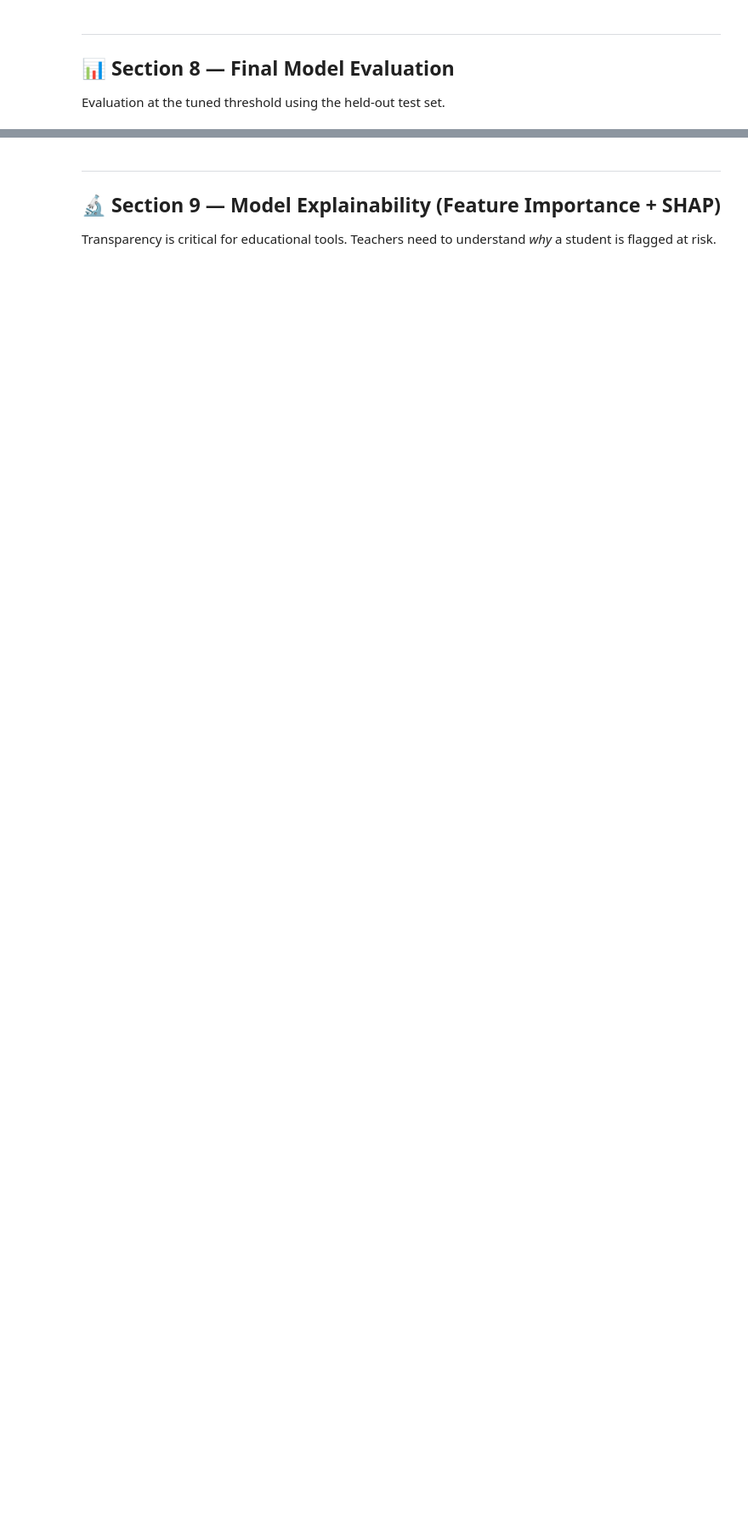
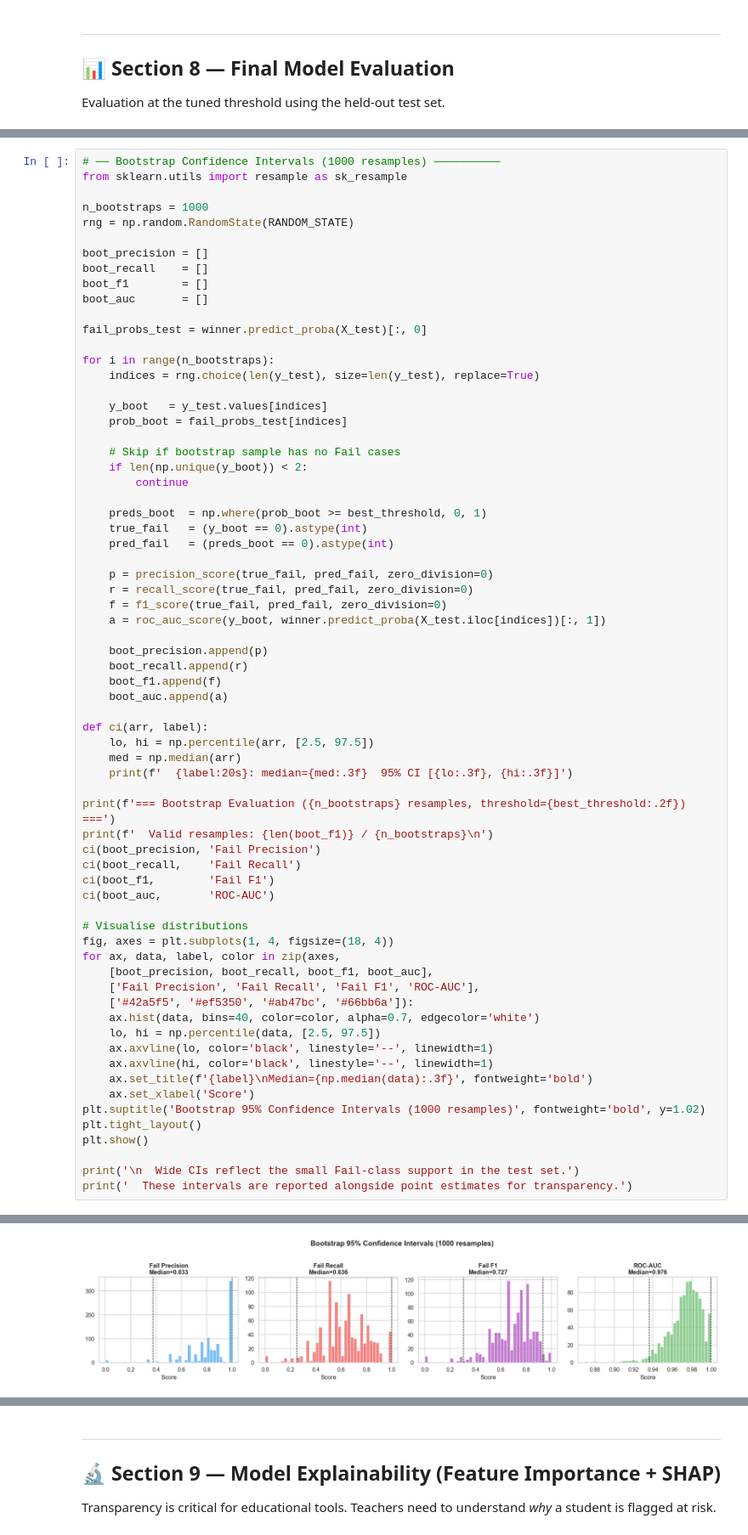
Before and after one commit to SifatMiah/Student_Performance_Prediction, a Jupyter notebook: Final_Project.ipynb, the cells around one changed output, grey strips where cells are left out. Shown at 85% size. Cells and saved outputs as stored; diff of their text form; blank space fills up the shorter version.

```diff
--- a/Final_Project.ipynb
+++ b/Final_Project.ipynb
@@ -913,0 +969,69 @@ Individual folds : [np.float64(1.0), np.float64(1.0), np.float64(0.9983), np.flo
+# %%
+# ── Bootstrap Confidence Intervals (1000 resamples) ──────────
+from sklearn.utils import resample as sk_resample
+
+n_bootstraps = 1000
+rng = np.random.RandomState(RANDOM_STATE)
+
+boot_precision = []
+boot_recall    = []
+boot_f1        = []
+boot_auc       = []
+
+fail_probs_test = winner.predict_proba(X_test)[:, 0]
+
+for i in range(n_bootstraps):
+    indices = rng.choice(len(y_test), size=len(y_test), replace=True)
+
+    y_boot   = y_test.values[indices]
+    prob_boot = fail_probs_test[indices]
+
+    # Skip if bootstrap sample has no Fail cases
+    if len(np.unique(y_boot)) < 2:
+        continue
+
+    preds_boot  = np.where(prob_boot >= best_threshold, 0, 1)
+    true_fail   = (y_boot == 0).astype(int)
+    pred_fail   = (preds_boot == 0).astype(int)
+
+    p = precision_score(true_fail, pred_fail, zero_division=0)
+    r = recall_score(true_fail, pred_fail, zero_division=0)
+    f = f1_score(true_fail, pred_fail, zero_division=0)
+    a = roc_auc_score(y_boot, winner.predict_proba(X_test.iloc[indices])[:, 1])
+
+    boot_precision.append(p)
+    boot_recall.append(r)
+    boot_f1.append(f)
+    boot_auc.append(a)
+
+def ci(arr, label):
+    lo, hi = np.percentile(arr, [2.5, 97.5])
+    med = np.median(arr)
+    print(f'  {label:20s}: median={med:.3f}  95% CI [{lo:.3f}, {hi:.3f}]')
+
+print(f'=== Bootstrap Evaluation ({n_bootstraps} resamples, threshold={best_threshold:.2f}) ===')
+print(f'  Valid resamples: {len(boot_f1)} / {n_bootstraps}\n')
+ci(boot_precision, 'Fail Precision')
+ci(boot_recall,    'Fail Recall')
+ci(boot_f1,        'Fail F1')
+ci(boot_auc,       'ROC-AUC')
+
+# Visualise distributions
+fig, axes = plt.subplots(1, 4, figsize=(18, 4))
+for ax, data, label, color in zip(axes,
+    [boot_precision, boot_recall, boot_f1, boot_auc],
+    ['Fail Precision', 'Fail Recall', 'Fail F1', 'ROC-AUC'],
+    ['#42a5f5', '#ef5350', '#ab47bc', '#66bb6a']):
+    ax.hist(data, bins=40, color=color, alpha=0.7, edgecolor='white')
+    lo, hi = np.percentile(data, [2.5, 97.5])
+    ax.axvline(lo, color='black', linestyle='--', linewidth=1)
+    ax.axvline(hi, color='black', linestyle='--', linewidth=1)
+    ax.set_title(f'{label}\nMedian={np.median(data):.3f}', fontweight='bold')
+    ax.set_xlabel('Score')
+plt.suptitle('Bootstrap 95% Confidence Intervals (1000 resamples)', fontweight='bold', y=1.02)
+plt.tight_layout()
+plt.show()
+
+print('\n  Wide CIs reflect the small Fail-class support in the test set.')
+print('  These intervals are reported alongside point estimates for transparency.')
+# %% [output]
@@ -913,0 +1045 @@ Individual folds : [np.float64(1.0), np.float64(1.0), np.float64(0.9983), np.flo
+[figure, added]
```
Also changed, not shown: parts of 22 cells of this notebook, 1 other file.
